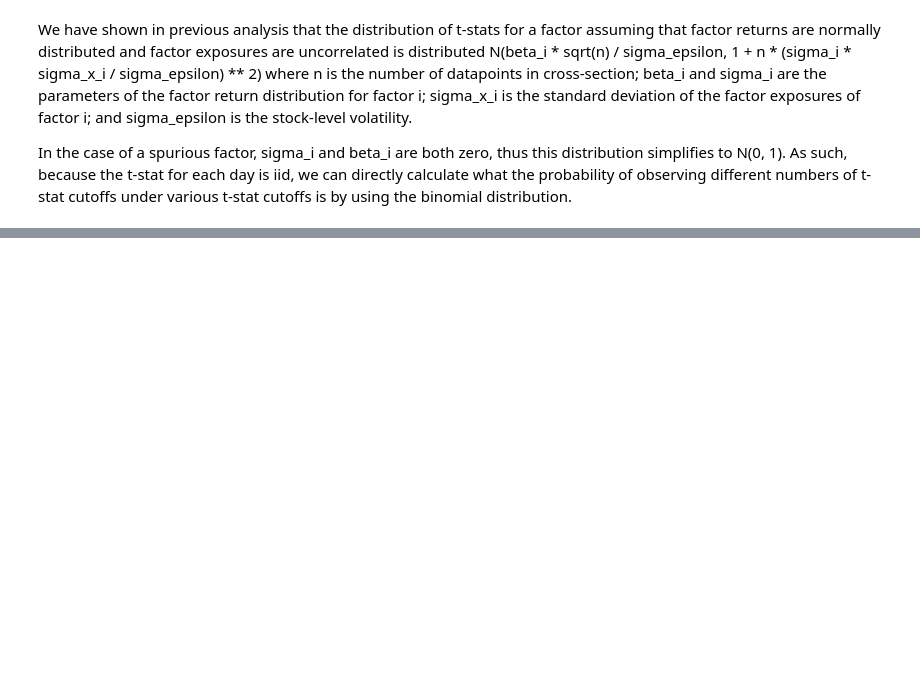
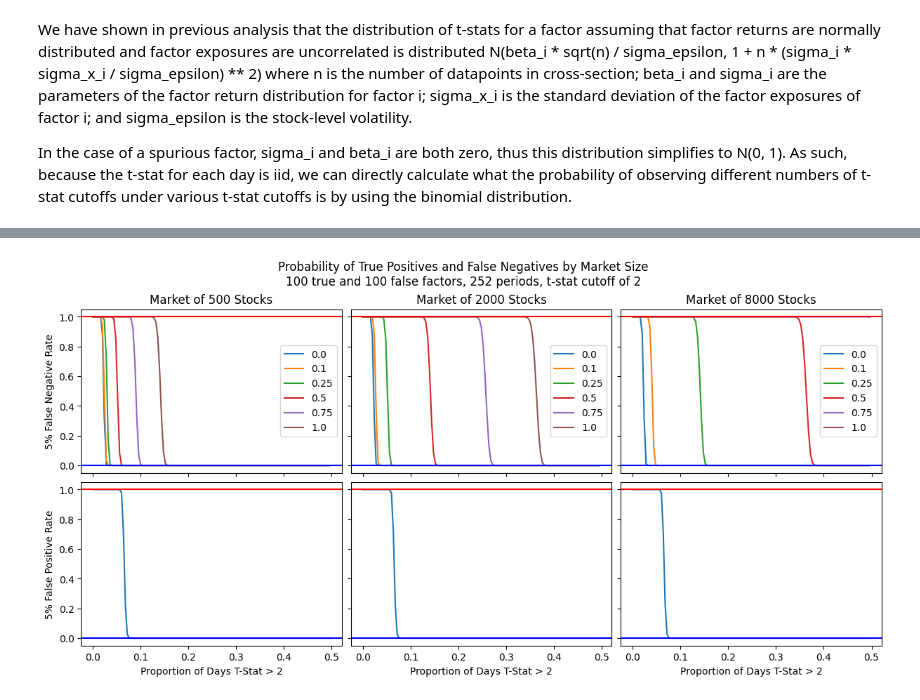
Before and after one commit to benedicttreloar/quant_finance_articles, a Jupyter notebook: factor_model_theory/ffm_factor_type_one_type_two_errors.ipynb, the cells around one changed output, grey strips where cells are left out. Drawn from its saved outputs; the diff is of its cells as text; code cells hidden in the pictures; blank space fills up the shorter version.

```diff
--- a/factor_model_theory/ffm_factor_type_one_type_two_errors.ipynb
+++ b/factor_model_theory/ffm_factor_type_one_type_two_errors.ipynb
@@ -99,0 +218,54 @@ ax1.set_ylabel('% Chance of 1 False Positive')
+# %%
+#### Demonstrate the probability of a false factor (i.e. a factor with no risk or return) having a t-stat above cutoff through time
+
+# Factor parameters
+beta_i = 0
+market_sizes = [500, 2000, 8000]
+no_of_periods = 252
+
+tstat_cutoff = 2
+no_sim_tests = 100
+
+# Probability of false positive
+visualisation_steps=250
+tstat_probabilities = {}
+tstat_prob_sim_type_1 = {}
+tstat_prob_sim_type_2 = {}
+
+for market_size in market_sizes:
+    tstat_probabilities[market_size] = {}
+    tstat_prob_sim_type_1[market_size] = {}
+    tstat_prob_sim_type_2[market_size] = {}
+    for sigma_i in [0.,0.1,0.25,0.5,0.75,1]:
+        tstat_probabilities[market_size][sigma_i] = {}
+        tstat_prob_sim_type_1[market_size][sigma_i] = {}
+        tstat_prob_sim_type_2[market_size][sigma_i] = {}
+        for i in range(int(visualisation_steps*0.5)):
+            test_prob = fundamental_factor_tstat_probability(
+                beta_i, sigma_i, i/visualisation_steps, tstat_cutoff=tstat_cutoff,market_size=market_size)
+            tstat_probabilities[market_size][sigma_i][i/visualisation_steps] = test_prob
+            tstat_prob_sim_type_1[market_size][sigma_i][i/visualisation_steps] = 1 - binom.cdf(int(no_sim_tests * 0.05), no_sim_tests, test_prob)
+            tstat_prob_sim_type_2[market_size][sigma_i][i/visualisation_steps] = 1 - binom.cdf(int(no_sim_tests * 0.95), no_sim_tests, test_prob)
+
+fig, ax = plt.subplots(2,len(market_sizes), figsize=(12,6), sharey=True, sharex=True, constrained_layout=True)
+fig.suptitle(f'Probability of True Positives and False Negatives by Market Size\n{no_sim_tests} true and {no_sim_tests} false factors, {no_of_periods} periods, t-stat cutoff of {tstat_cutoff}')
+
+i=0
+for market_size in market_sizes:
+    true_positive = pd.DataFrame(tstat_prob_sim_type_2[market_size])
+    false_positive = pd.Series(tstat_prob_sim_type_1[market_size][0.])
+
+    true_positive.plot(title=f'Market of {market_size} Stocks', ax=ax[0][i])
+    false_positive.plot(ax=ax[1][i])
+    ax[0][i].set_ylabel('5% False Negative Rate')
+    ax[1][i].set_ylabel('5% False Positive Rate')
+    for j in range(2):
+        ax[j][i].set_xlabel(f'Proportion of Days T-Stat > {tstat_cutoff}')
+        ax[j][i].axhline(1, color='r')
+        ax[j][i].axhline(0, color='b')
+    #ax[i].legend(bbox_to_anchor=(0, -0.25), loc='upper left', borderaxespad=0.)
+    i+=1
+
+fig.savefig('type_i_ii_by_market_size.png')
+# %% [output]
+[figure, added]
```
Also changed, not shown: parts of 12 cells of this notebook.
